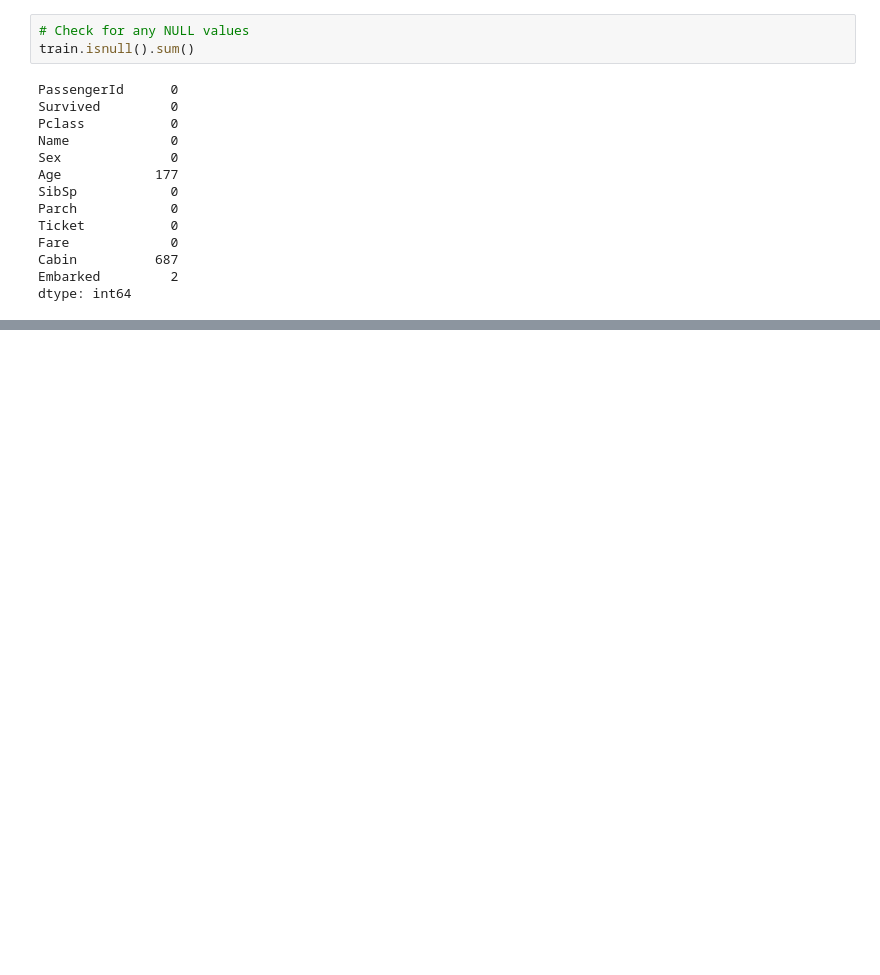
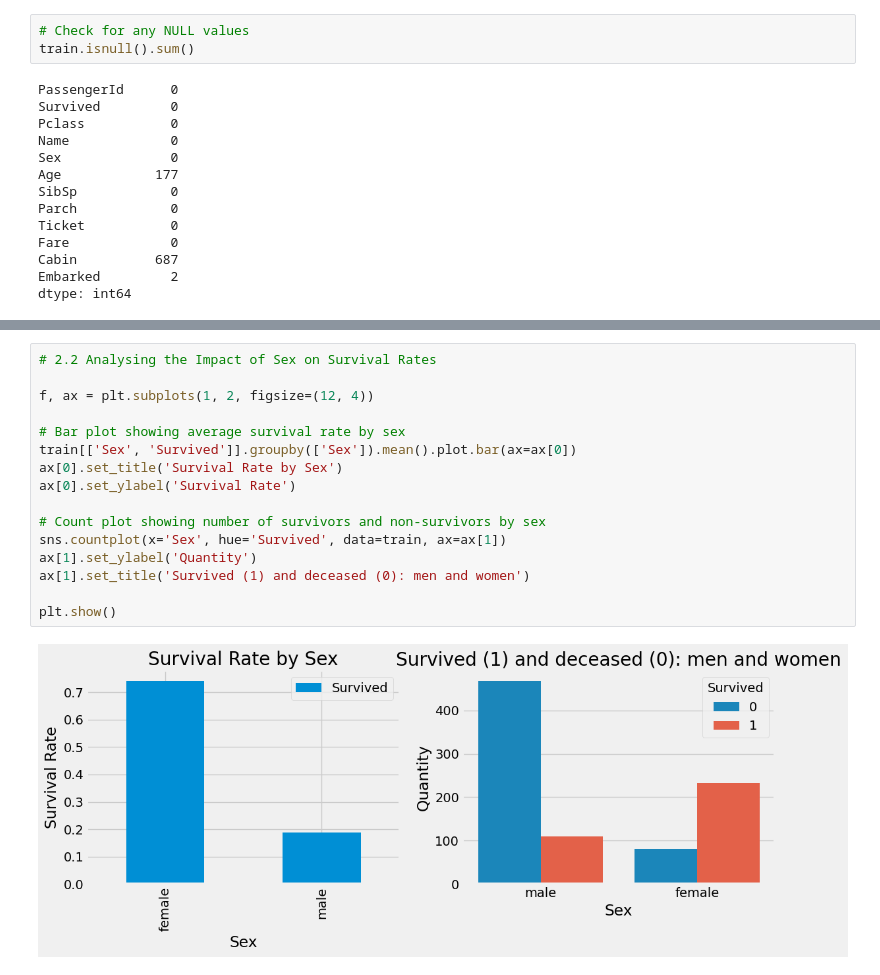
Before and after one commit to lxyla/titanic-survival-prediction, a Jupyter notebook: titanic_survival_prediction.ipynb, the cells around one changed output, grey strips where cells are left out. Saved outputs shown, nothing was run; the diff lists cells and outputs as text; blank space fills up the shorter version.

```diff
--- a/titanic_survival_prediction.ipynb
+++ b/titanic_survival_prediction.ipynb
@@ -63,0 +87,18 @@ dtype: int64
+# %%
+# 2.2 Analysing the Impact of Sex on Survival Rates
+
+f, ax = plt.subplots(1, 2, figsize=(12, 4))
+
+# Bar plot showing average survival rate by sex
+train[['Sex', 'Survived']].groupby(['Sex']).mean().plot.bar(ax=ax[0])
+ax[0].set_title('Survival Rate by Sex')
+ax[0].set_ylabel('Survival Rate')
+
+# Count plot showing number of survivors and non-survivors by sex
+sns.countplot(x='Sex', hue='Survived', data=train, ax=ax[1])
+ax[1].set_ylabel('Quantity')
+ax[1].set_title('Survived (1) and deceased (0): men and women')
+
+plt.show()
+# %% [output]
+[figure, added]
```
Also changed, not shown: parts of 1 cell of this notebook.
